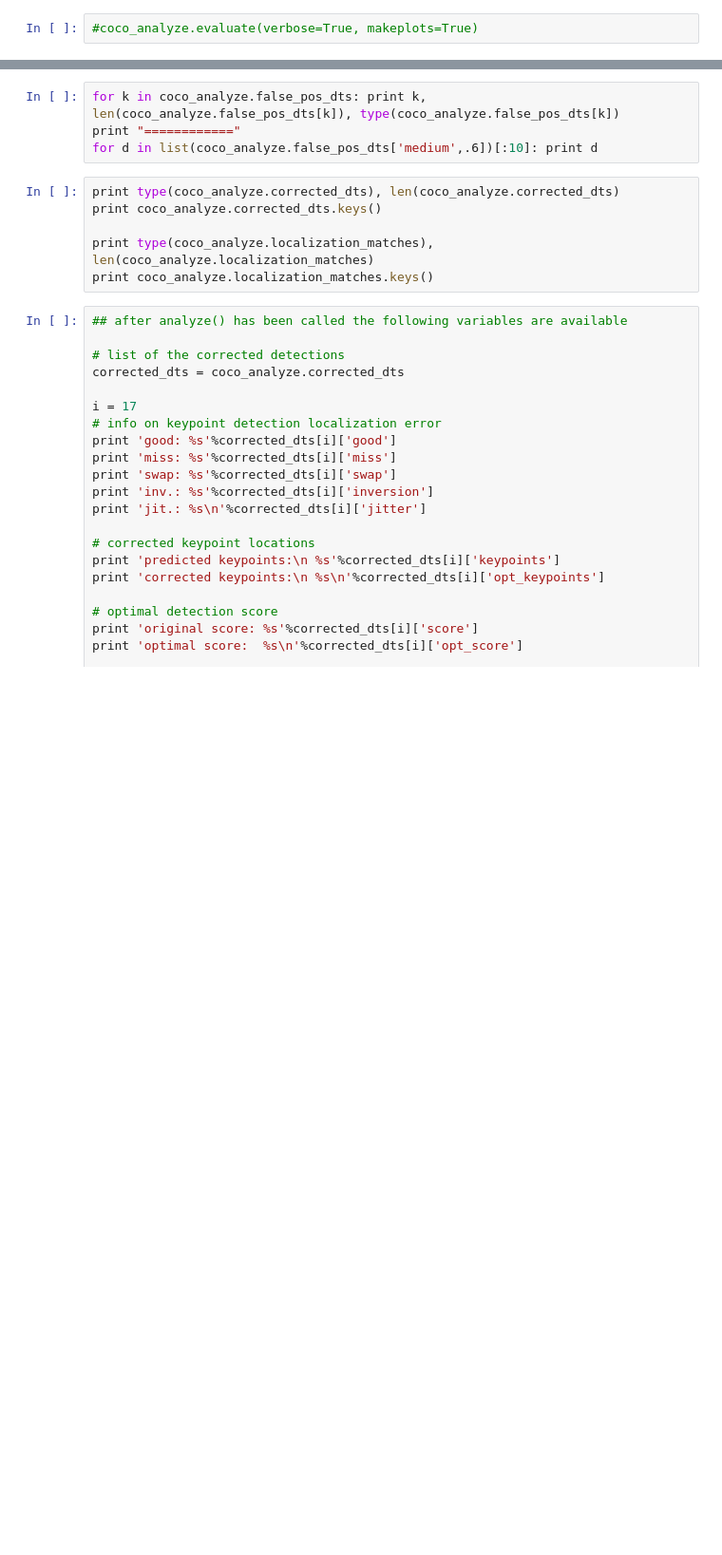
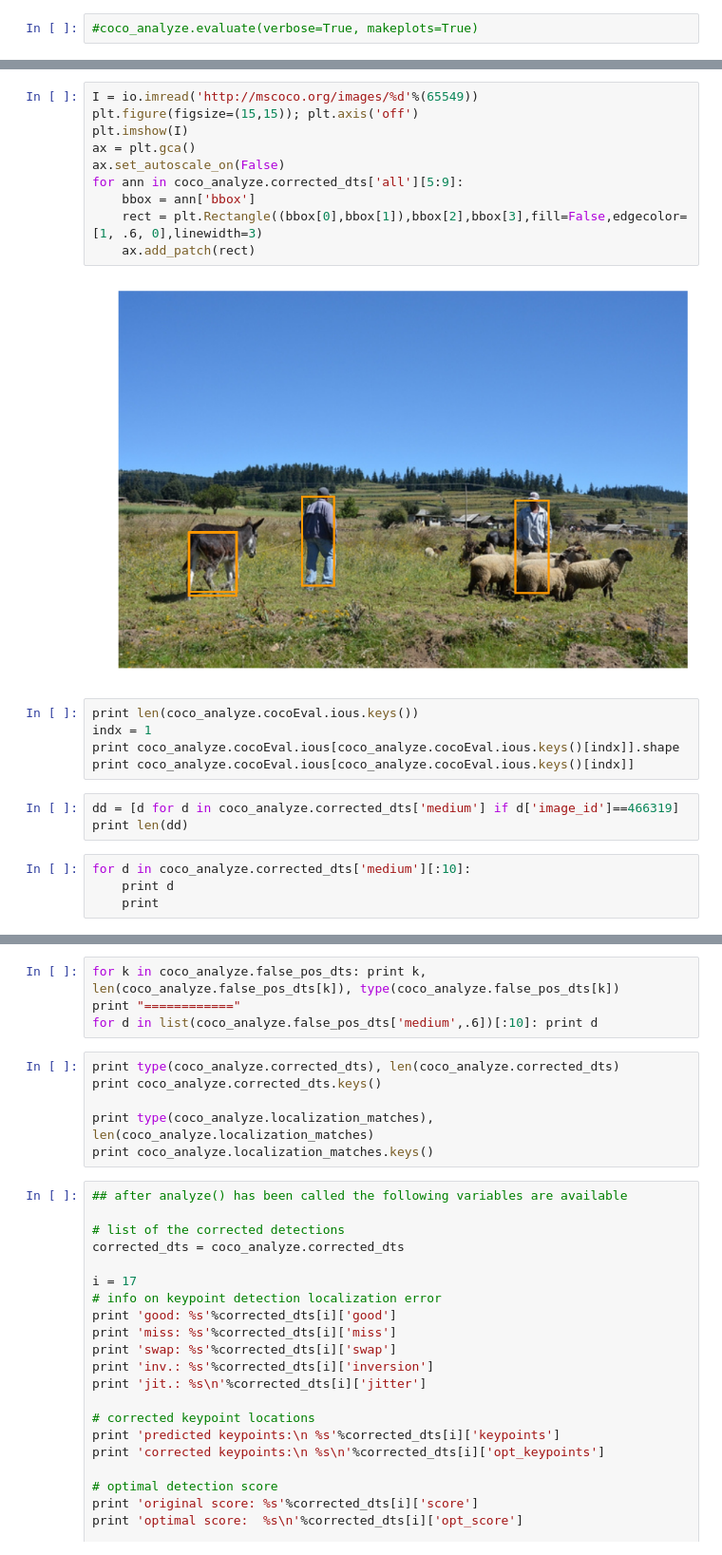
Before and after one commit to matteorr/coco-analyze, a Jupyter notebook: COCOanalyze_demo.ipynb, the cells around one changed output, grey strips where cells are left out. Shown at 95% size. Cells and saved outputs as stored; diff of their text form; blank space fills up the shorter version.

```diff
--- a/COCOanalyze_demo.ipynb
+++ b/COCOanalyze_demo.ipynb
@@ -150,3 +192,27 @@ coco_analyze.summarize(makeplots=True)
+# %%
+I = io.imread('http://mscoco.org/images/%d'%(65549))
+plt.figure(figsize=(15,15)); plt.axis('off')
+plt.imshow(I)
+ax = plt.gca()
+ax.set_autoscale_on(False)
+for ann in coco_analyze.corrected_dts['all'][5:9]:
+    bbox = ann['bbox']
+    rect = plt.Rectangle((bbox[0],bbox[1]),bbox[2],bbox[3],fill=False,edgecolor=[1, .6, 0],linewidth=3)
+    ax.add_patch(rect)
+# %% [output]
+[figure, added]
+# %%
+print len(coco_analyze.cocoEval.ious.keys())
+indx = 1
+print coco_analyze.cocoEval.ious[coco_analyze.cocoEval.ious.keys()[indx]].shape
+print coco_analyze.cocoEval.ious[coco_analyze.cocoEval.ious.keys()[indx]]
+# %%
+dd = [d for d in coco_analyze.corrected_dts['medium'] if d['image_id']==466319]
+print len(dd)
+# %%
+for d in coco_analyze.corrected_dts['medium'][:10]:
+    print d
+    print
 # %%
 weird = {}
 for d in coco_analyze.corrected_dts['medium']:
```
Also changed, not shown: parts of 7 cells of this notebook, 6 other files.
